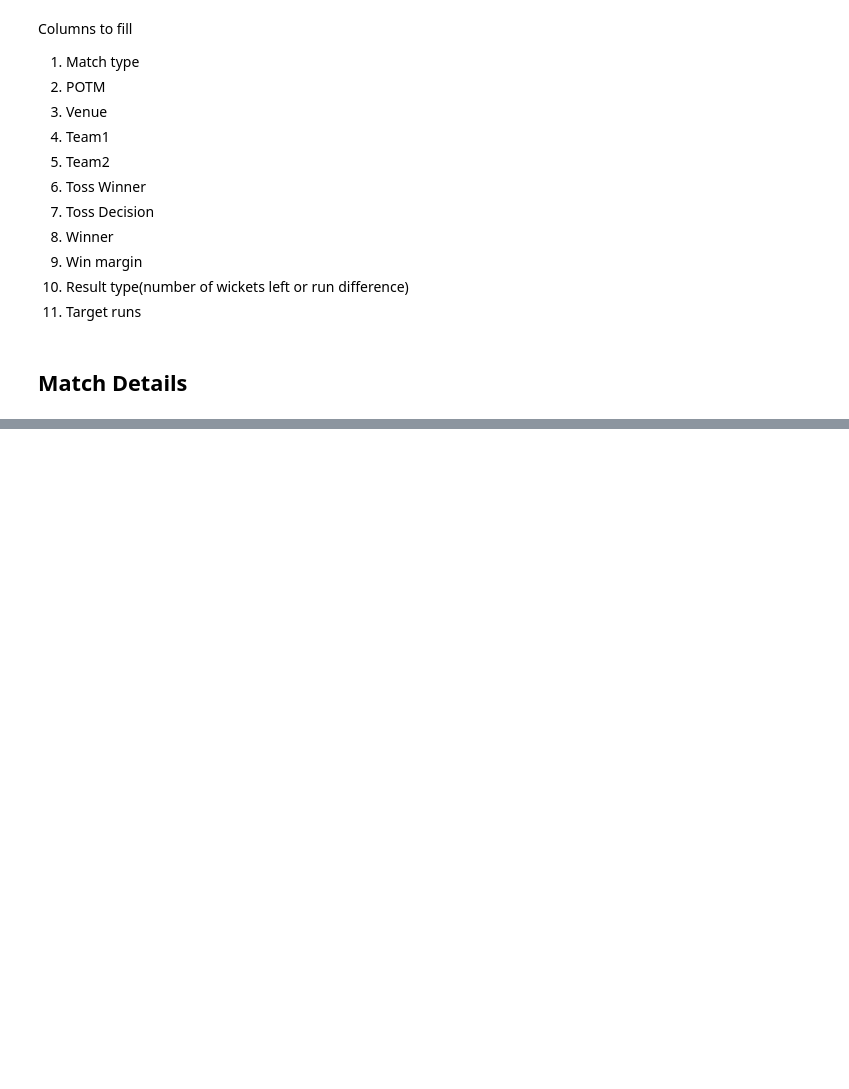
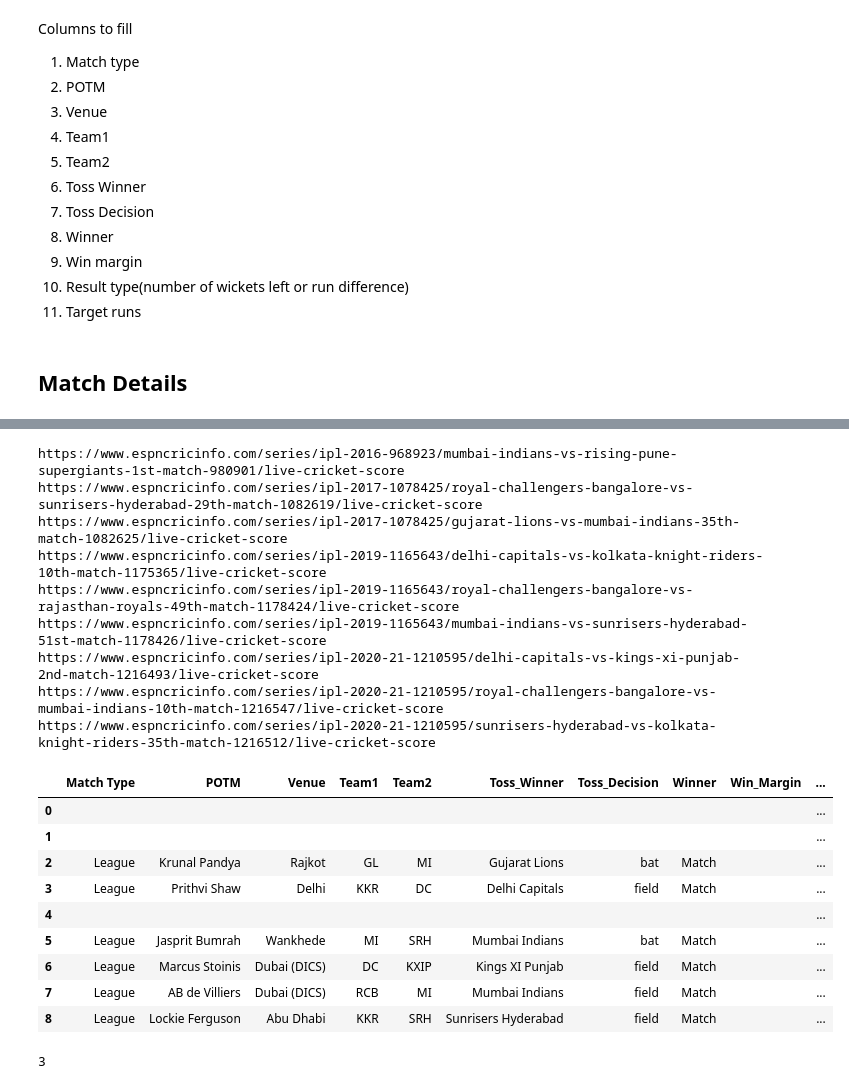
Before and after one commit to harshit-3024/Howzat, a Jupyter notebook: IPL_DS.ipynb, the cells around one changed output, grey strips where cells are left out. Saved outputs shown, nothing was run; the diff lists cells and outputs as text; code cells hidden in the pictures; blank space fills up the shorter version.

```diff
--- a/IPL_DS.ipynb
+++ b/IPL_DS.ipynb
@@ -212,0 +280,30 @@ result[result['Season'] == '2018']
+# %%
+driver = webdriver.Chrome()
+miss = []
+for i,season in enumerate(failed) :
+    for matchlink in season :
+        if matchlink :
+            miss.append(scraper(i,matchlink))
+driver.quit()
+missdf = pd.DataFrame(miss)
+missdf
+# %% [output]
+https://www.espncricinfo.com/series/ipl-2016-968923/mumbai-indians-vs-rising-pune-supergiants-1st-match-980901/live-cricket-score
+https://www.espncricinfo.com/series/ipl-2017-1078425/royal-challengers-bangalore-vs-sunrisers-hyderabad-29th-match-1082619/live-cricket-score
+https://www.espncricinfo.com/series/ipl-2017-1078425/gujarat-lions-vs-mumbai-indians-35th-match-1082625/live-cricket-score
+https://www.espncricinfo.com/series/ipl-2019-1165643/delhi-capitals-vs-kolkata-knight-riders-10th-match-1175365/live-cricket-score
+https://www.espncricinfo.com/series/ipl-2019-1165643/royal-challengers-bangalore-vs-rajasthan-royals-49th-match-1178424/live-cricket-score
+https://www.espncricinfo.com/series/ipl-2019-1165643/mumbai-indians-vs-sunrisers-hyderabad-51st-match-1178426/live-cricket-score
+https://www.espncricinfo.com/series/ipl-2020-21-1210595/delhi-capitals-vs-kings-xi-punjab-2nd-match-1216493/live-cricket-score
+https://www.espncricinfo.com/series/ipl-2020-21-1210595/royal-challengers-bangalore-vs-mumbai-indians-10th-match-1216547/live-cricket-score
+https://www.espncricinfo.com/series/ipl-2020-21-1210595/sunrisers-hyderabad-vs-kolkata-knight-riders-35th-match-1216512/live-cricket-score
+|  | Match Type | POTM | Venue | Team1 | Team2 | Toss_Winner | Toss_Decision | Winner | Win_Margin | ... |
+| 0 |  |  |  |  |  |  |  |  |  | ... |
+| 1 |  |  |  |  |  |  |  |  |  | ... |
+| 2 | League | Krunal Pandya | Rajkot | GL | MI | Gujarat Lions | bat | Match |  | ... |
+| 3 | League | Prithvi Shaw | Delhi | KKR | DC | Delhi Capitals | field | Match |  | ... |
+| 4 |  |  |  |  |  |  |  |  |  | ... |
+| 5 | League | Jasprit Bumrah | Wankhede | MI | SRH | Mumbai Indians | bat | Match |  | ... |
+| 6 | League | Marcus Stoinis | Dubai (DICS) | DC | KXIP | Kings XI Punjab | field | Match |  | ... |
+| 7 | League | AB de Villiers | Dubai (DICS) | RCB | MI | Mumbai Indians | field | Match |  | ... |
+| 8 | League | Lockie Ferguson | Abu Dhabi | KKR | SRH | Sunrisers Hyderabad | field | Match |  | ... |
@@ -212,0 +315,4 @@ result[result['Season'] == '2018']
+# %%
+result[result['Match Type']=='']['Match Type'].count()
+# %% [output]
+3
```
Also changed, not shown: parts of 7 cells of this notebook, 1 other file.
